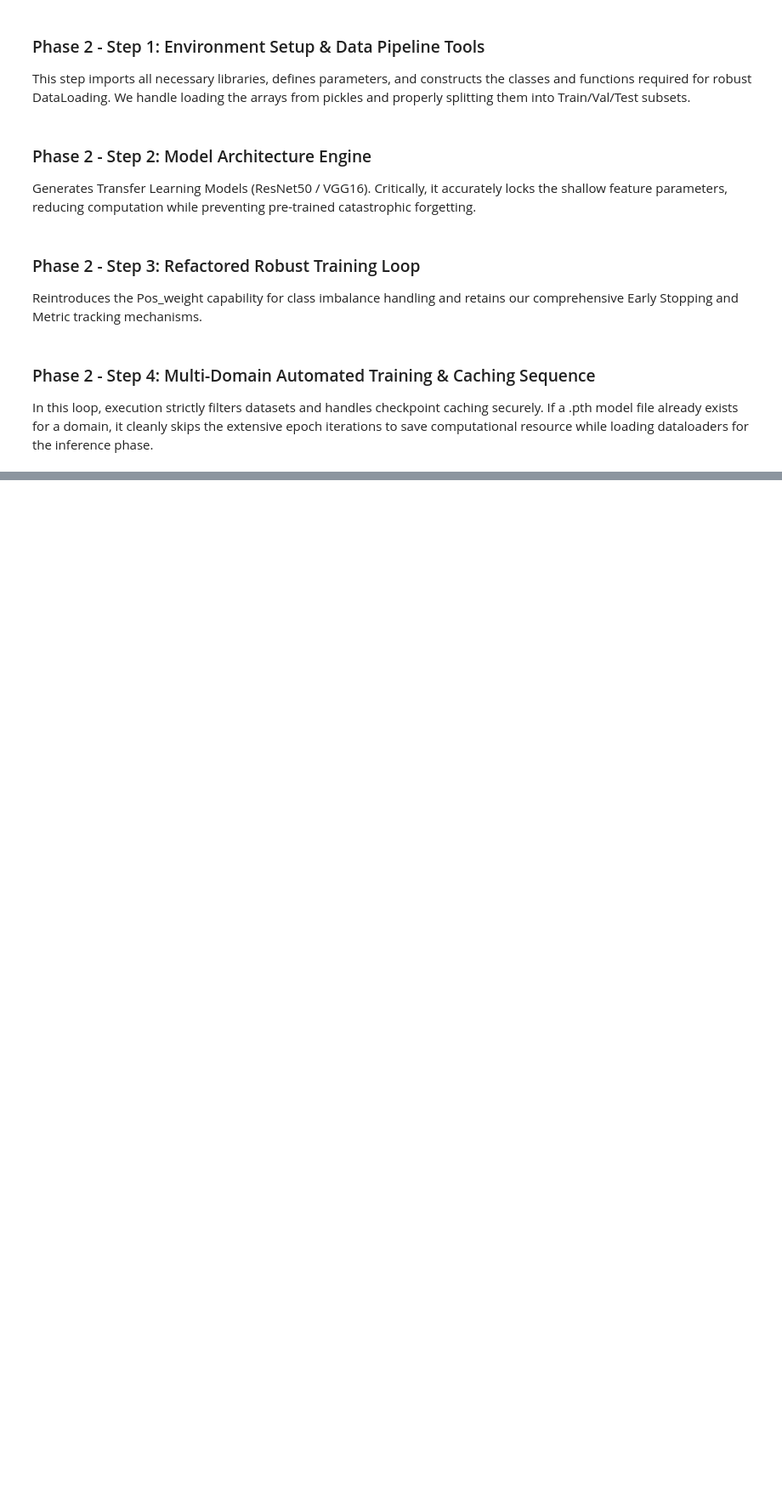
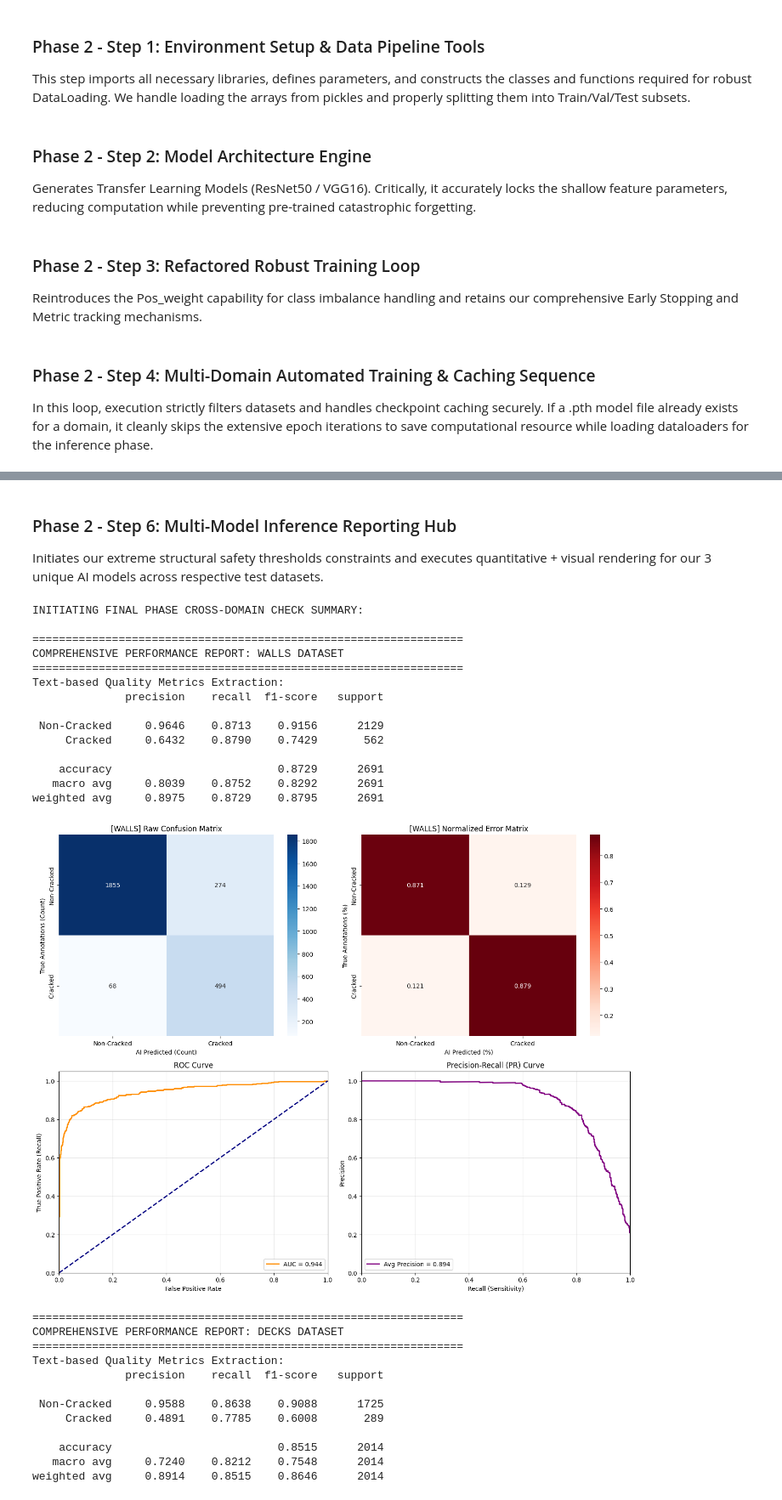
Before and after one commit to PengYongxi-machine-learning/Crack-Identification---Group-A, a Jupyter notebook: Pre_train_v3_Chun.ipynb, the cells around one changed output, grey strips where cells are left out. Shown at 85% size. Drawn from its saved outputs; the diff is of its cells as text; code cells hidden in the pictures; blank space fills up the shorter version.

Commit message:
add some figures

```diff
--- a/Pre_train_v3_Chun.ipynb
+++ b/Pre_train_v3_Chun.ipynb
@@ -362,20 +282,0 @@ Run our 3 fully segregated artificial systems respectively against Wall sets, De
-# %%
-# Custom Threshold mapping for Safety Criteria
-# Instead of default 0.50, any presence indicator slightly above 0.15 warns engineer
-CRITICAL_THRESHOLD = 0.15
-
-print(" INITIATING FINAL PHASE CROSS-DOMAIN CHECK SUMMARY:")
-
-for domain, configs in pipelines_artifacts.items():
-    print(f"\n============== PERFORMANCE REP: {domain.upper()} ==============")
-    np_targets, np_probs = load_and_evaluate(configs["model_path"], configs["test_dl"], device)
-
-    # Process Metrics
-    np_preds = (np_probs >= CRITICAL_THRESHOLD).astype(int)
-    cm = confusion_matrix(np_targets, np_preds)
-
-    fpr, tpr, _ = roc_curve(np_targets, np_probs)
-    roc_auc = auc(fpr, tpr)
-
-    print(classification_report(np_targets, np_preds, target_names=['Non-Cracked', 'Cracked'], digits=4))
-    plot_analytics(cm, fpr, tpr, roc_auc, domain)
@@ -414,0 +361,55 @@ weighted avg     0.9071    0.9014    0.9036      4705
+# %% [markdown]
+### Phase 2 - Step 6: Multi-Model Inference Reporting Hub
+Initiates our extreme structural safety thresholds constraints and executes quantitative + visual rendering for our 3 unique AI models across respective test datasets.
+# %%
+# Custom Threshold mapping for Safety Criteria
+# Instead of default 0.50, any presence indicator slightly above 0.15 warns the engineer
+CRITICAL_THRESHOLD = 0.15
+
+print("INITIATING FINAL PHASE CROSS-DOMAIN CHECK SUMMARY:")
+
+for domain, configs in pipelines_artifacts.items():
+    print(f"\n" + "="*65)
+    print(f"COMPREHENSIVE PERFORMANCE REPORT: {domain.upper()} DATASET")
+    print("="*65)
+
+    # Extract robust probability distributions
+    np_targets, np_probs = load_and_evaluate(configs["model_path"], configs["test_dl"], device)
+
+    # Enforce strict safety thresholds
+    np_preds = (np_probs >= CRITICAL_THRESHOLD).astype(int)
+
+    # 1. Print Standard Classification Report first
+    print("Text-based Quality Metrics Extraction:")
+    print(classification_report(np_targets, np_preds, target_names=['Non-Cracked', 'Cracked'], digits=4))
+
+    # 2. Render highly detailed 2x2 graphics engine
+    plot_comprehensive_analytics(np_targets, np_probs, np_preds, domain)
+# %% [output]
+INITIATING FINAL PHASE CROSS-DOMAIN CHECK SUMMARY:
+
+=================================================================
+COMPREHENSIVE PERFORMANCE REPORT: WALLS DATASET
+=================================================================
+Text-based Quality Metrics Extraction:
+              precision    recall  f1-score   support
+
+ Non-Cracked     0.9646    0.8713    0.9156      2129
+     Cracked     0.6432    0.8790    0.7429       562
+
+    accuracy                         0.8729      2691
+   macro avg     0.8039    0.8752    0.8292      2691
+weighted avg     0.8975    0.8729    0.8795      2691
+[figure, added]
+=================================================================
+COMPREHENSIVE PERFORMANCE REPORT: DECKS DATASET
+=================================================================
+Text-based Quality Metrics Extraction:
+              precision    recall  f1-score   support
+
+ Non-Cracked     0.9588    0.8638    0.9088      1725
+     Cracked     0.4891    0.7785    0.6008       289
+
+    accuracy                         0.8515      2014
+   macro avg     0.7240    0.8212    0.7548      2014
+weighted avg     0.8914    0.8515    0.8646      2014
```
Also changed, not shown: parts of 8 cells of this notebook.
